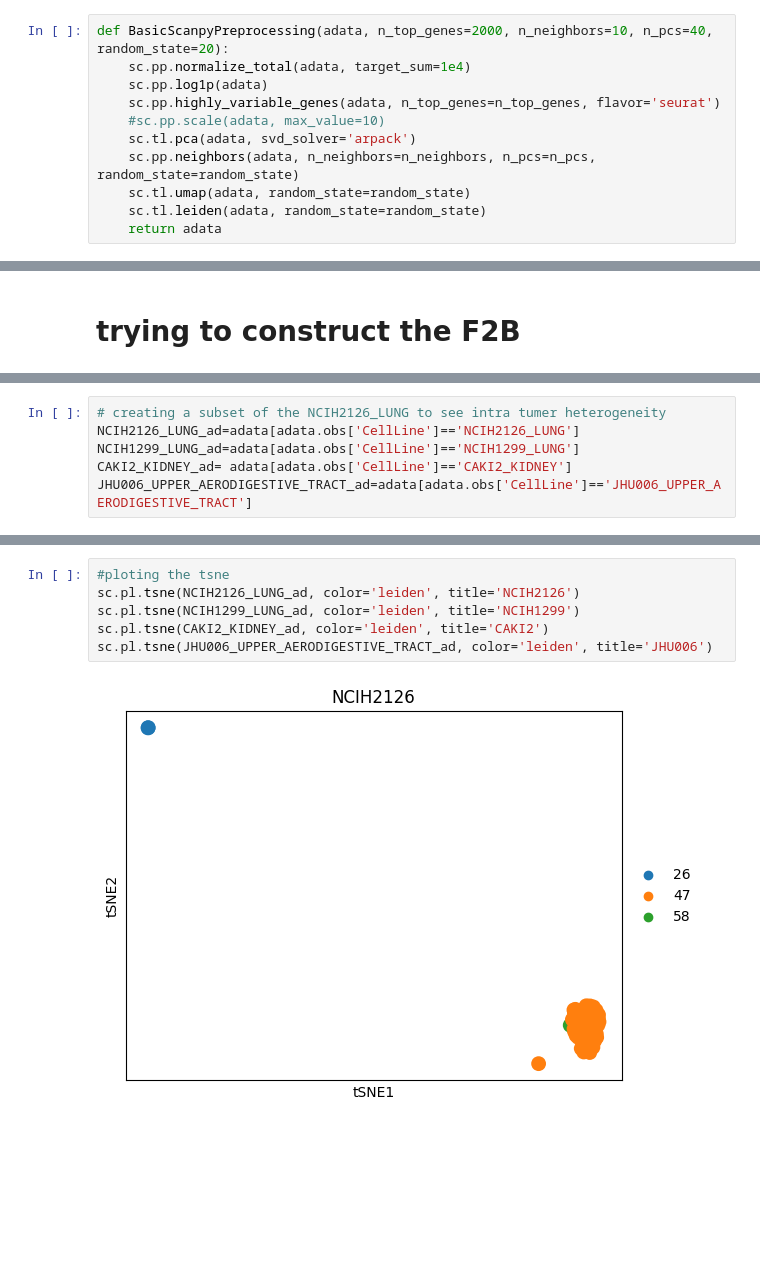
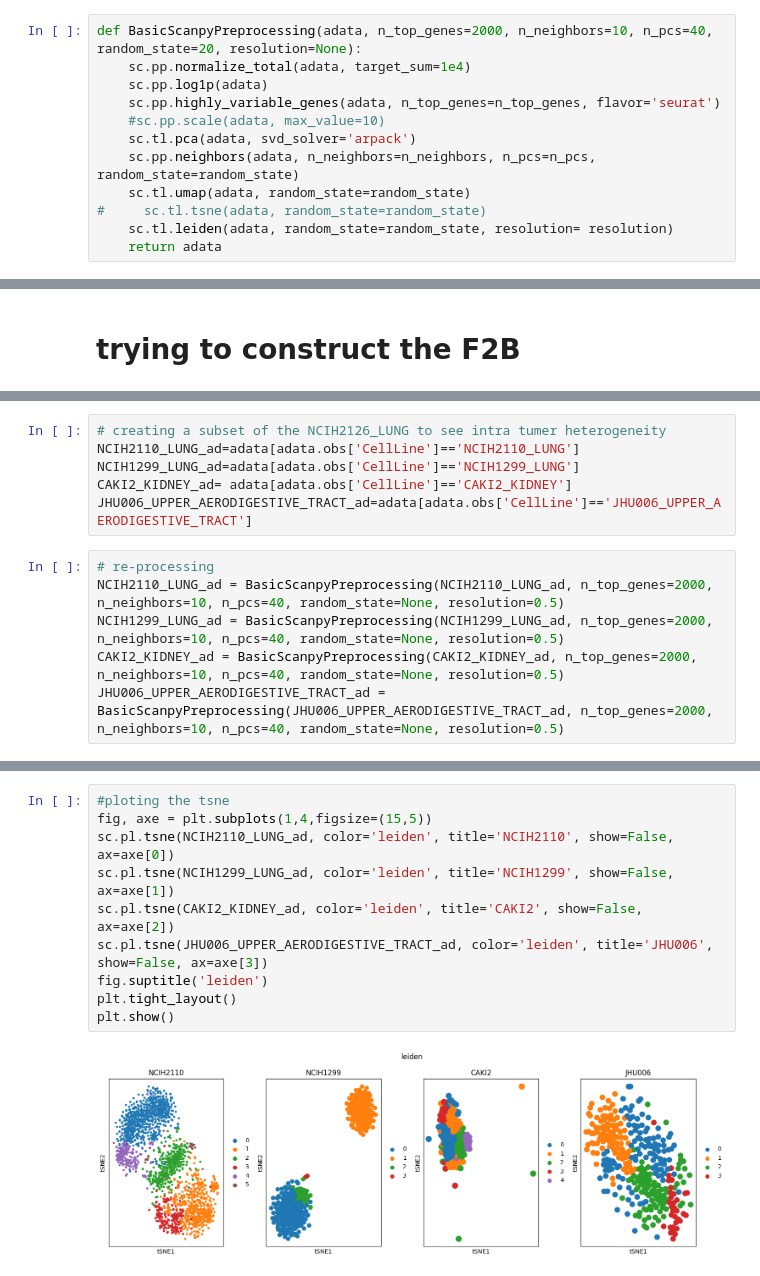
Before and after one commit to IbrahimFangary/F1L-exploration-of-antibody-therapies-using-scRNA-from-cancer-cell-lines, a Jupyter notebook: scanpy .ipynb, the cells around one changed output, grey strips where cells are left out. Cells and saved outputs as stored; diff of their text form; blank space fills up the shorter version.

Commit message:
Kaggle Notebook | scanpy2 | Version 1

```diff
--- a/scanpy .ipynb
+++ b/scanpy .ipynb
@@ -10,7 +10,7 @@ import matplotlib.pyplot as plt
 # %%
 adata = sc.read_h5ad('/kaggle/input/scanpy/outs/240701_kinker_anndata.h5ad')
 # %%
-def BasicScanpyPreprocessing(adata, n_top_genes=2000, n_neighbors=10, n_pcs=40, random_state=20):
+def BasicScanpyPreprocessing(adata, n_top_genes=2000, n_neighbors=10, n_pcs=40, random_state=20, resolution=None):
     sc.pp.normalize_total(adata, target_sum=1e4)
     sc.pp.log1p(adata)
     sc.pp.highly_variable_genes(adata, n_top_genes=n_top_genes, flavor='seurat')
@@ -18,7 +18,8 @@ def BasicScanpyPreprocessing(adata, n_top_genes=2000, n_neighbors=10, n_pcs=40,
     sc.tl.pca(adata, svd_solver='arpack')
     sc.pp.neighbors(adata, n_neighbors=n_neighbors, n_pcs=n_pcs, random_state=random_state)
     sc.tl.umap(adata, random_state=random_state)
-    sc.tl.leiden(adata, random_state=random_state)
+#     sc.tl.tsne(adata, random_state=random_state)
+    sc.tl.leiden(adata, random_state=random_state, resolution= resolution)
     return adata
 # %%
 adata = BasicScanpyPreprocessing(adata, n_top_genes=2000, n_neighbors=10, n_pcs=40, random_state=20)
@@ -92,6 +95,12 @@ print(pd.Series(l).unique())
 # %%
 # creating a subset of the NCIH2126_LUNG to see intra tumer heterogeneity
-NCIH2126_LUNG_ad=adata[adata.obs['CellLine']=='NCIH2126_LUNG']
+NCIH2110_LUNG_ad=adata[adata.obs['CellLine']=='NCIH2110_LUNG']
 NCIH1299_LUNG_ad=adata[adata.obs['CellLine']=='NCIH1299_LUNG']
 CAKI2_KIDNEY_ad= adata[adata.obs['CellLine']=='CAKI2_KIDNEY']
 JHU006_UPPER_AERODIGESTIVE_TRACT_ad=adata[adata.obs['CellLine']=='JHU006_UPPER_AERODIGESTIVE_TRACT']
+# %%
+# re-processing
+NCIH2110_LUNG_ad = BasicScanpyPreprocessing(NCIH2110_LUNG_ad, n_top_genes=2000, n_neighbors=10, n_pcs=40, random_state=None, resolution=0.5)
+NCIH1299_LUNG_ad = BasicScanpyPreprocessing(NCIH1299_LUNG_ad, n_top_genes=2000, n_neighbors=10, n_pcs=40, random_state=None, resolution=0.5)
+CAKI2_KIDNEY_ad = BasicScanpyPreprocessing(CAKI2_KIDNEY_ad, n_top_genes=2000, n_neighbors=10, n_pcs=40, random_state=None, resolution=0.5)
+JHU006_UPPER_AERODIGESTIVE_TRACT_ad = BasicScanpyPreprocessing(JHU006_UPPER_AERODIGESTIVE_TRACT_ad, n_top_genes=2000, n_neighbors=10, n_pcs=40, random_state=None, resolution=0.5)
@@ -98,8 +112,12 @@ JHU006_UPPER_AERODIGESTIVE_TRACT_ad=adata[adata.obs['CellLine']=='JHU006_UPPER_A
 # %%
 #ploting the tsne
-sc.pl.tsne(NCIH2126_LUNG_ad, color='leiden', title='NCIH2126')
-sc.pl.tsne(NCIH1299_LUNG_ad, color='leiden', title='NCIH1299')
-sc.pl.tsne(CAKI2_KIDNEY_ad, color='leiden', title='CAKI2')
-sc.pl.tsne(JHU006_UPPER_AERODIGESTIVE_TRACT_ad, color='leiden', title='JHU006')
+fig, axe = plt.subplots(1,4,figsize=(15,5))
+sc.pl.tsne(NCIH2110_LUNG_ad, color='leiden', title='NCIH2110', show=False, ax=axe[0])
+sc.pl.tsne(NCIH1299_LUNG_ad, color='leiden', title='NCIH1299', show=False, ax=axe[1])
+sc.pl.tsne(CAKI2_KIDNEY_ad, color='leiden', title='CAKI2', show=False, ax=axe[2])
+sc.pl.tsne(JHU006_UPPER_AERODIGESTIVE_TRACT_ad, color='leiden', title='JHU006', show=False, ax=axe[3])
+fig.suptitle('leiden')
+plt.tight_layout()
+plt.show()
 # %% [output]
-[figure, old version]
+[figure, new version]
```
Also changed, not shown: parts of 17 cells of this notebook.
